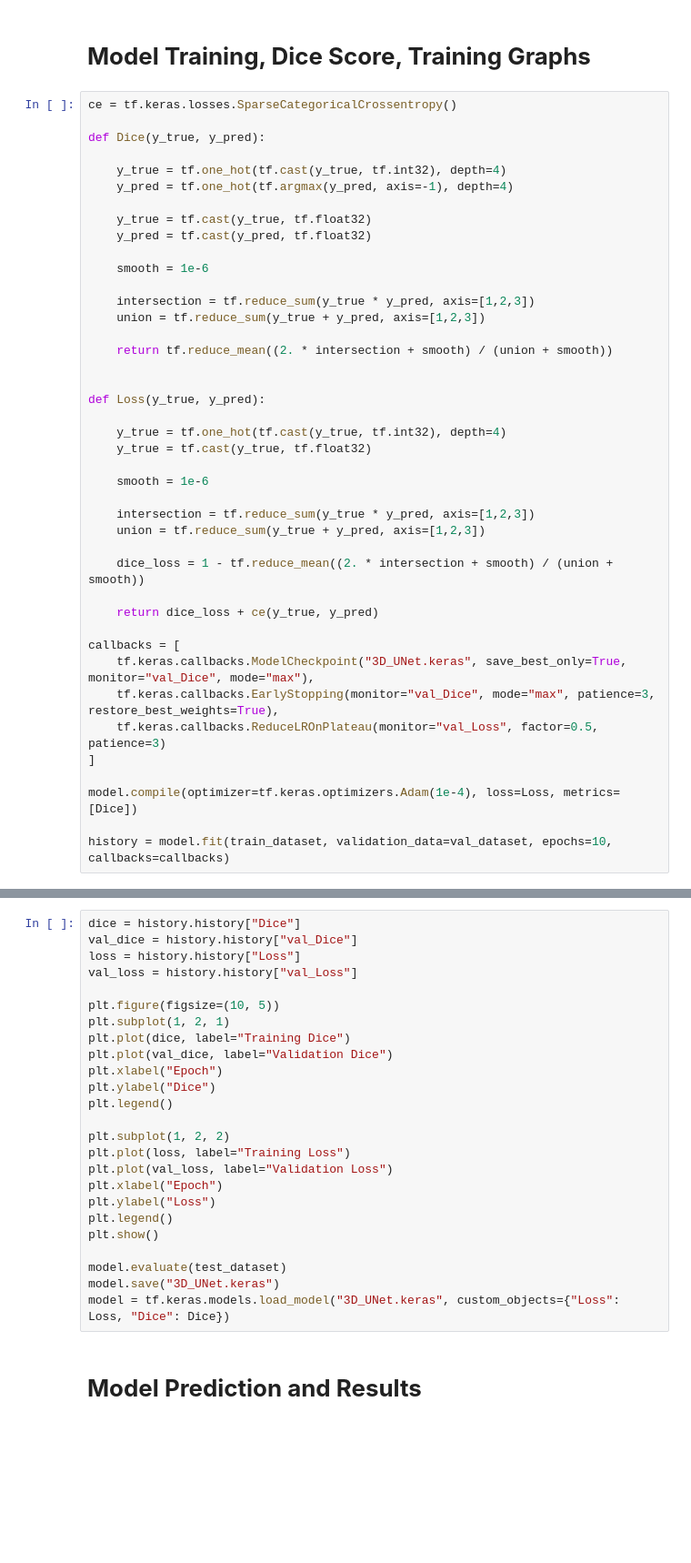
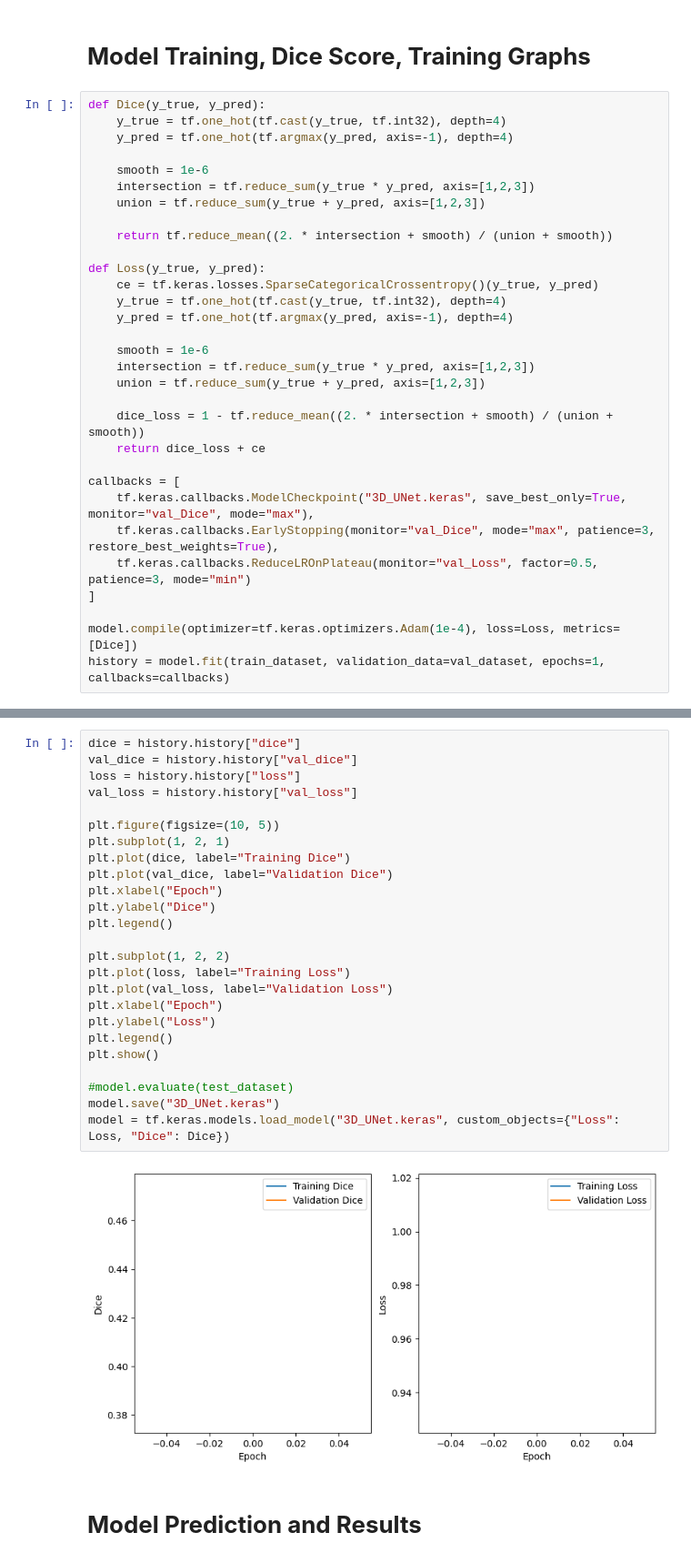
Before and after one commit to tusharsingh3199/3D-Brain-Tumor-Segmentation, a Jupyter notebook: Experiment Notebooks/3D_UNet.ipynb, the cells around one changed output, grey strips where cells are left out. Shown at 91% size. Cells and saved outputs as stored; diff of their text form; blank space fills up the shorter version.

```diff
--- a/Experiment Notebooks/3D_UNet.ipynb
+++ b/Experiment Notebooks/3D_UNet.ipynb
@@ -178,45 +199,34 @@ model.summary()
 # %% [markdown]
 # **Model Training, Dice Score, Training Graphs**
 # %%
-ce = tf.keras.losses.SparseCategoricalCrossentropy()
-
 def Dice(y_true, y_pred):
-
     y_true = tf.one_hot(tf.cast(y_true, tf.int32), depth=4)
     y_pred = tf.one_hot(tf.argmax(y_pred, axis=-1), depth=4)
 
-    y_true = tf.cast(y_true, tf.float32)
-    y_pred = tf.cast(y_pred, tf.float32)
-
     smooth = 1e-6
-
     intersection = tf.reduce_sum(y_true * y_pred, axis=[1,2,3])
     union = tf.reduce_sum(y_true + y_pred, axis=[1,2,3])
 
     return tf.reduce_mean((2. * intersection + smooth) / (union + smooth))
 
-
 def Loss(y_true, y_pred):
-
+    ce = tf.keras.losses.SparseCategoricalCrossentropy()(y_true, y_pred)
     y_true = tf.one_hot(tf.cast(y_true, tf.int32), depth=4)
-    y_true = tf.cast(y_true, tf.float32)
+    y_pred = tf.one_hot(tf.argmax(y_pred, axis=-1), depth=4)
 
     smooth = 1e-6
-
     intersection = tf.reduce_sum(y_true * y_pred, axis=[1,2,3])
     union = tf.reduce_sum(y_true + y_pred, axis=[1,2,3])
 
     dice_loss = 1 - tf.reduce_mean((2. * intersection + smooth) / (union + smooth))
-
-    return dice_loss + ce(y_true, y_pred)
+    return dice_loss + ce
 
 callbacks = [
     tf.keras.callbacks.ModelCheckpoint("3D_UNet.keras", save_best_only=True, monitor="val_Dice", mode="max"),
     tf.keras.callbacks.EarlyStopping(monitor="val_Dice", mode="max", patience=3, restore_best_weights=True),
-    tf.keras.callbacks.ReduceLROnPlateau(monitor="val_Loss", factor=0.5, patience=3)
+    tf.keras.callbacks.ReduceLROnPlateau(monitor="val_Loss", factor=0.5, patience=3, mode="min")
 ]
 
 model.compile(optimizer=tf.keras.optimizers.Adam(1e-4), loss=Loss, metrics=[Dice])
-
-history = model.fit(train_dataset, validation_data=val_dataset, epochs=10, callbacks=callbacks)
+history = model.fit(train_dataset, validation_data=val_dataset, epochs=1, callbacks=callbacks)
 # %% [output]
@@ -243,27 +235,29 @@ Epoch 10/10
 # %%
-dice = history.history["Dice"]
-val_dice = history.history["val_Dice"]
-loss = history.history["Loss"]
-val_loss = history.history["val_Loss"]
+dice = history.history["dice"]
+val_dice = history.history["val_dice"]
+loss = history.history["loss"]
+val_loss = history.history["val_loss"]
 
 plt.figure(figsize=(10, 5))
 plt.subplot(1, 2, 1)
 plt.plot(dice, label="Training Dice")
 plt.plot(val_dice, label="Validation Dice")
 plt.xlabel("Epoch")
 plt.ylabel("Dice")
 plt.legend()
 
 plt.subplot(1, 2, 2)
 plt.plot(loss, label="Training Loss")
 plt.plot(val_loss, label="Validation Loss")
 plt.xlabel("Epoch")
 plt.ylabel("Loss")
 plt.legend()
 plt.show()
 
-model.evaluate(test_dataset)
+#model.evaluate(test_dataset)
 model.save("3D_UNet.keras")
 model = tf.keras.models.load_model("3D_UNet.keras", custom_objects={"Loss": Loss, "Dice": Dice})
+# %% [output]
+[figure, added]
 # %% [markdown]
 # **Model Prediction and Results**
```
Also changed, not shown: parts of 5 cells of this notebook.
